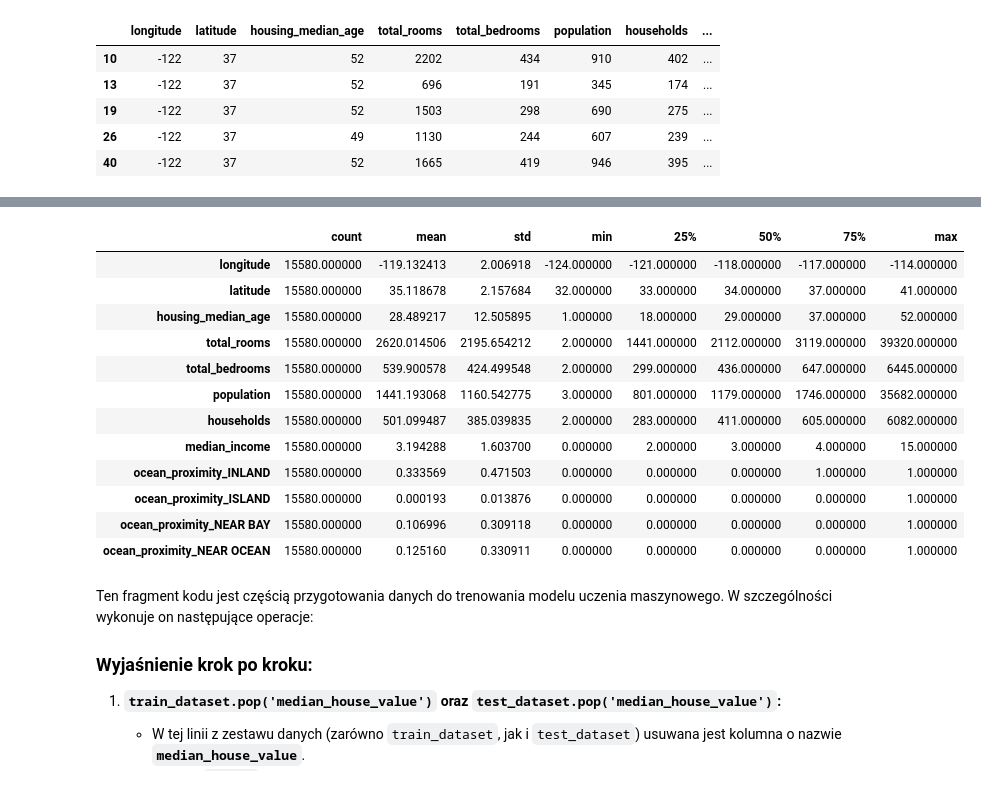
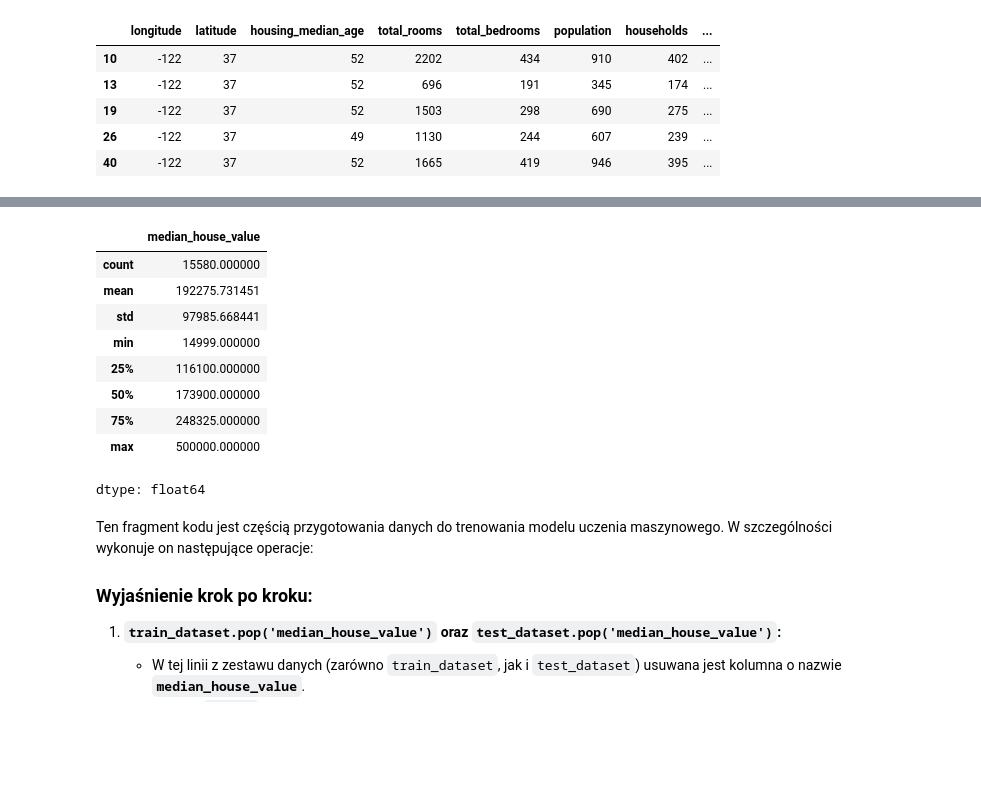
Before and after one commit to MattWroclaw/neural-networks, a Jupyter notebook: 05_regression/01_housing_prices.ipynb, the cells around one changed output, grey strips where cells are left out. Drawn from its saved outputs; the diff is of its cells as text; code cells hidden in the pictures; blank space fills up the shorter version.

```diff
--- a/05_regression/01_housing_prices.ipynb
+++ b/05_regression/01_housing_prices.ipynb
@@ -247,23 +249,21 @@ px.scatter_matrix(train_dataset, dimensions=['median_house_value', 'housing_medi
 [interactive output not drawn]
 # %%
 train_stats = train_dataset.describe()
-train_stats.pop('median_house_value')
+mhv =train_stats.pop('median_house_value')
 train_stats = train_stats.transpose()
 train_stats
+mhv
 # %% [output]
-|  | count | mean | std | min | 25% | 50% | 75% | max |
-| longitude | 15580.000000 | -119.132413 | 2.006918 | -124.000000 | -121.000000 | -118.000000 | -117.000000 | -114.000000 |
-| latitude | 15580.000000 | 35.118678 | 2.157684 | 32.000000 | 33.000000 | 34.000000 | 37.000000 | 41.000000 |
-| housing_median_age | 15580.000000 | 28.489217 | 12.505895 | 1.000000 | 18.000000 | 29.000000 | 37.000000 | 52.000000 |
-| total_rooms | 15580.000000 | 2620.014506 | 2195.654212 | 2.000000 | 1441.000000 | 2112.000000 | 3119.000000 | 39320.000000 |
-| total_bedrooms | 15580.000000 | 539.900578 | 424.499548 | 2.000000 | 299.000000 | 436.000000 | 647.000000 | 6445.000000 |
-| population | 15580.000000 | 1441.193068 | 1160.542775 | 3.000000 | 801.000000 | 1179.000000 | 1746.000000 | 35682.000000 |
-| households | 15580.000000 | 501.099487 | 385.039835 | 2.000000 | 283.000000 | 411.000000 | 605.000000 | 6082.000000 |
-| median_income | 15580.000000 | 3.194288 | 1.603700 | 0.000000 | 2.000000 | 3.000000 | 4.000000 | 15.000000 |
-| ocean_proximity_INLAND | 15580.000000 | 0.333569 | 0.471503 | 0.000000 | 0.000000 | 0.000000 | 1.000000 | 1.000000 |
-| ocean_proximity_ISLAND | 15580.000000 | 0.000193 | 0.013876 | 0.000000 | 0.000000 | 0.000000 | 0.000000 | 1.000000 |
-| ocean_proximity_NEAR BAY | 15580.000000 | 0.106996 | 0.309118 | 0.000000 | 0.000000 | 0.000000 | 0.000000 | 1.000000 |
-| ocean_proximity_NEAR OCEAN | 15580.000000 | 0.125160 | 0.330911 | 0.000000 | 0.000000 | 0.000000 | 0.000000 | 1.000000 |
+|  | median_house_value |
+| count | 15580.000000 |
+| mean | 192275.731451 |
+| std | 97985.668441 |
+| min | 14999.000000 |
+| 25% | 116100.000000 |
+| 50% | 173900.000000 |
+| 75% | 248325.000000 |
+| max | 500000.000000 |
+dtype: float64
 # %%
 train_labels = train_dataset.pop('median_house_value')
 test_labels = test_dataset.pop('median_house_value')
```
Also changed, not shown: parts of 9 cells of this notebook.
